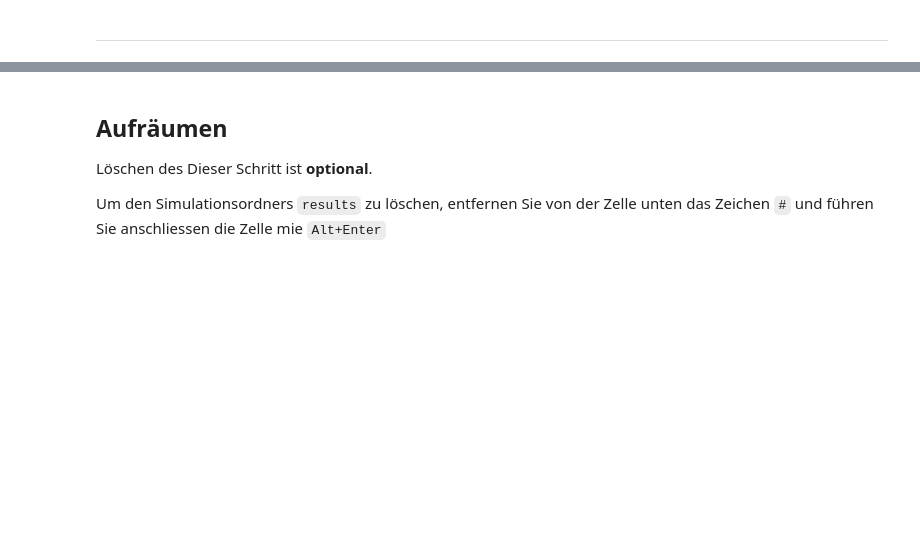
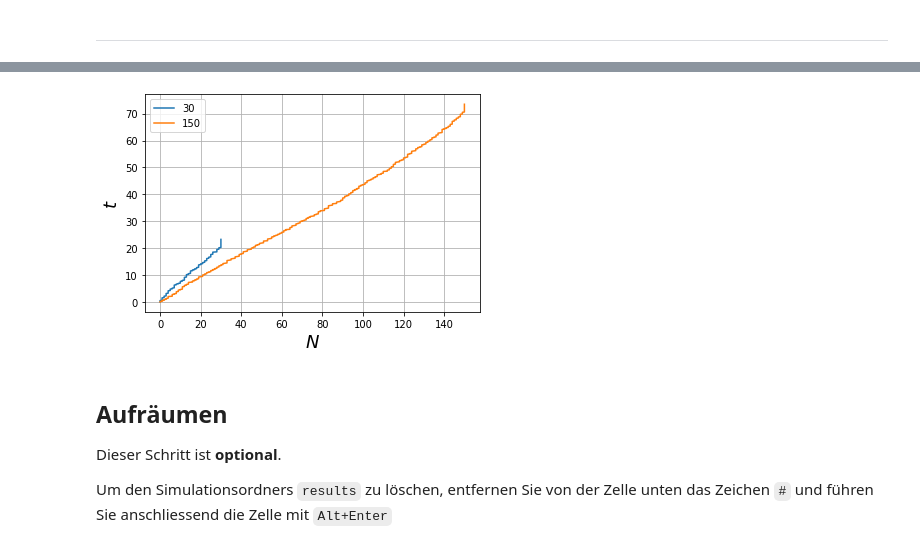
Before and after one commit to chraibi/notebooks, a Jupyter notebook: 01_run.ipynb, the cells around one changed output, grey strips where cells are left out. Cells and saved outputs as stored; diff of their text form; code cells hidden in the pictures; blank space fills up the shorter version.

```diff
--- a/01_run.ipynb
+++ b/01_run.ipynb
@@ -108,10 +152,21 @@ else:
+# %%
+files = glob.glob("Output/Fundamental_Diagram/FlowVelocity/Flow_NT_*trajectories.txt_id_2.dat")
+for f in files:
+    data = np.loadtxt(f)
+    plt.plot(data[:, 1],data[:,0], label=f.split("trajectories.txt")[0].split("_")[-1])
+
+plt.ylabel("$t$", size=18)
+plt.xlabel("$N$", size=18)
+plt.legend()
+plt.grid()
+# %% [output]
+[figure, added]
 # %% [markdown]
 ## Aufräumen
 
-Löschen des
 Dieser Schritt ist **optional**.
 
-Um den Simulationsordners `results` zu löschen, entfernen Sie von der Zelle unten das Zeichen `#` und führen Sie anschliessen die Zelle mie `Alt+Enter`
+Um den Simulationsordners `results` zu löschen, entfernen Sie von der Zelle unten das Zeichen `#` und führen Sie anschliessend die Zelle mit `Alt+Enter`
 # %%
 %%bash
 #rm -r results
```
Also changed, not shown: parts of 11 cells of this notebook, 3 other files.
